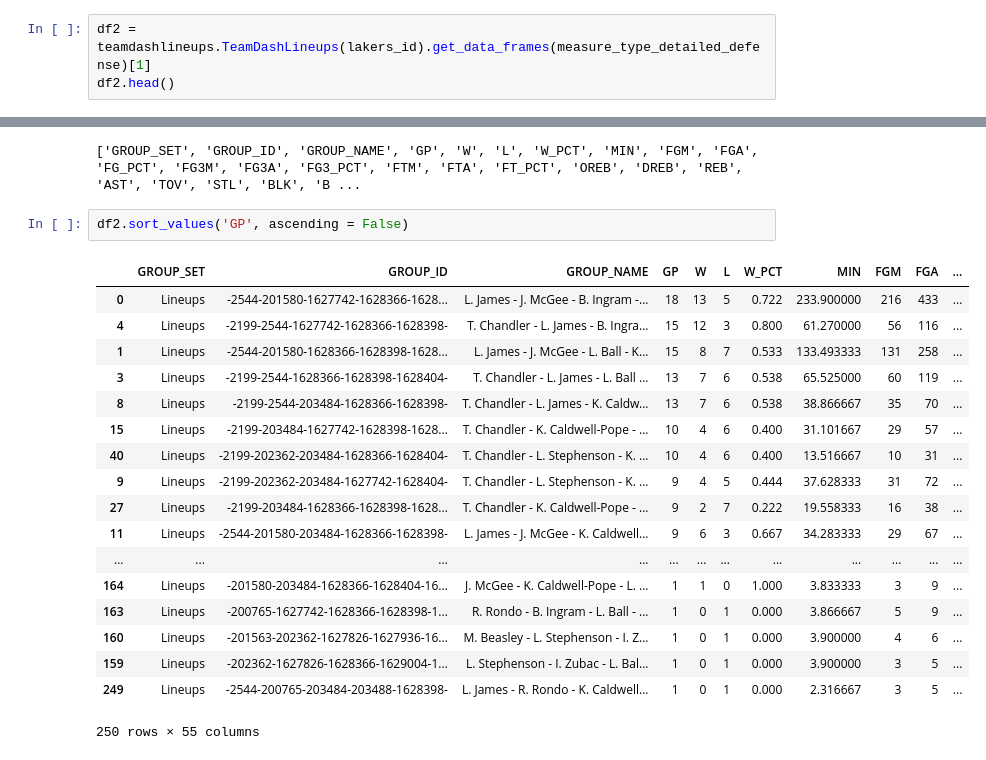
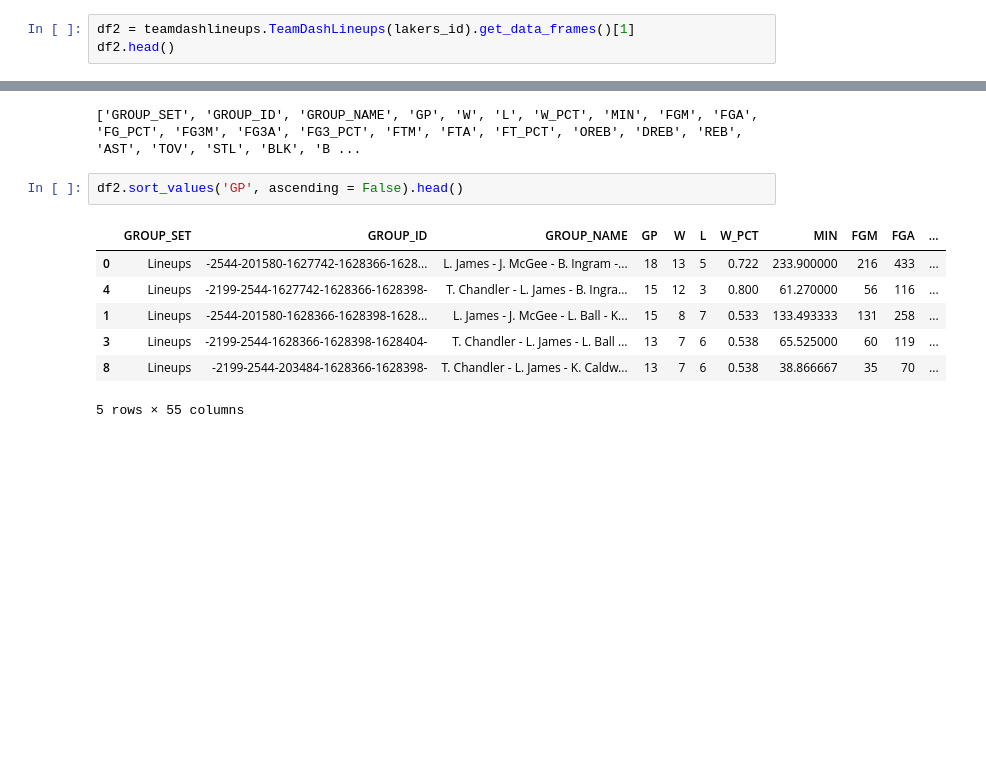
Before and after one commit to DylanHong/Math76, a Jupyter notebook: PlayByPlay.ipynb, the cells around one changed output, grey strips where cells are left out. Cells and saved outputs as stored; diff of their text form; blank space fills up the shorter version.

```diff
--- a/PlayByPlay.ipynb
+++ b/PlayByPlay.ipynb
@@ -168,7 +168,7 @@ teamdashlineups.TeamDashLineups
 # %% [output]
 nba_api.stats.endpoints.teamdashlineups.TeamDashLineups
 # %%
-df2 = teamdashlineups.TeamDashLineups(lakers_id).get_data_frames(measure_type_detailed_defense)[1]
+df2 = teamdashlineups.TeamDashLineups(lakers_id).get_data_frames()[1]
 df2.head()
 # %% [output]
 |  | GROUP_SET | GROUP_ID | GROUP_NAME | GP | W | L | W_PCT | MIN | FGM | FGA | ... |
@@ -183,24 +183,13 @@ print(list(df2.columns))
 # %% [output]
 ['GROUP_SET', 'GROUP_ID', 'GROUP_NAME', 'GP', 'W', 'L', 'W_PCT', 'MIN', 'FGM', 'FGA', 'FG_PCT', 'FG3M', 'FG3A', 'FG3_PCT', 'FTM', 'FTA', 'FT_PCT', 'OREB', 'DREB', 'REB', 'AST', 'TOV', 'STL', 'BLK', 'B ...
 # %%
-df2.sort_values('GP', ascending = False)
+df2.sort_values('GP', ascending = False).head()
 # %% [output]
 |  | GROUP_SET | GROUP_ID | GROUP_NAME | GP | W | L | W_PCT | MIN | FGM | FGA | ... |
 | 0 | Lineups | -2544-201580-1627742-1628366-1628... | L. James - J. McGee - B. Ingram -... | 18 | 13 | 5 | 0.722 | 233.900000 | 216 | 433 | ... |
 | 4 | Lineups | -2199-2544-1627742-1628366-1628398- | T. Chandler - L. James - B. Ingra... | 15 | 12 | 3 | 0.800 | 61.270000 | 56 | 116 | ... |
 | 1 | Lineups | -2544-201580-1628366-1628398-1628... | L. James - J. McGee - L. Ball - K... | 15 | 8 | 7 | 0.533 | 133.493333 | 131 | 258 | ... |
 | 3 | Lineups | -2199-2544-1628366-1628398-1628404- | T. Chandler - L. James - L. Ball ... | 13 | 7 | 6 | 0.538 | 65.525000 | 60 | 119 | ... |
 | 8 | Lineups | -2199-2544-203484-1628366-1628398- | T. Chandler - L. James - K. Caldw... | 13 | 7 | 6 | 0.538 | 38.866667 | 35 | 70 | ... |
-| 15 | Lineups | -2199-203484-1627742-1628398-1628... | T. Chandler - K. Caldwell-Pope - ... | 10 | 4 | 6 | 0.400 | 31.101667 | 29 | 57 | ... |
-| 40 | Lineups | -2199-202362-203484-1628366-1628404- | T. Chandler - L. Stephenson - K. ... | 10 | 4 | 6 | 0.400 | 13.516667 | 10 | 31 | ... |
-| 9 | Lineups | -2199-202362-203484-1627742-1628404- | T. Chandler - L. Stephenson - K. ... | 9 | 4 | 5 | 0.444 | 37.628333 | 31 | 72 | ... |
-| 27 | Lineups | -2199-203484-1628366-1628398-1628... | T. Chandler - K. Caldwell-Pope - ... | 9 | 2 | 7 | 0.222 | 19.558333 | 16 | 38 | ... |
-| 11 | Lineups | -2544-201580-203484-1628366-1628398- | L. James - J. McGee - K. Caldwell... | 9 | 6 | 3 | 0.667 | 34.283333 | 29 | 67 | ... |
-| ... | ... | ... | ... | ... | ... | ... | ... | ... | ... | ... | ... |
-| 164 | Lineups | -201580-203484-1628366-1628404-16... | J. McGee - K. Caldwell-Pope - L. ... | 1 | 1 | 0 | 1.000 | 3.833333 | 3 | 9 | ... |
-| 163 | Lineups | -200765-1627742-1628366-1628398-1... | R. Rondo - B. Ingram - L. Ball - ... | 1 | 0 | 1 | 0.000 | 3.866667 | 5 | 9 | ... |
-| 160 | Lineups | -201563-202362-1627826-1627936-16... | M. Beasley - L. Stephenson - I. Z... | 1 | 0 | 1 | 0.000 | 3.900000 | 4 | 6 | ... |
-| 159 | Lineups | -202362-1627826-1628366-1629004-1... | L. Stephenson - I. Zubac - L. Bal... | 1 | 0 | 1 | 0.000 | 3.900000 | 3 | 5 | ... |
-| 249 | Lineups | -2544-200765-203484-203488-1628398- | L. James - R. Rondo - K. Caldwell... | 1 | 0 | 1 | 0.000 | 2.316667 | 3 | 5 | ... |
-250 rows × 55 columns
+5 rows × 55 columns
 # %%
```
Also changed, not shown: parts of 2 cells of this notebook.
